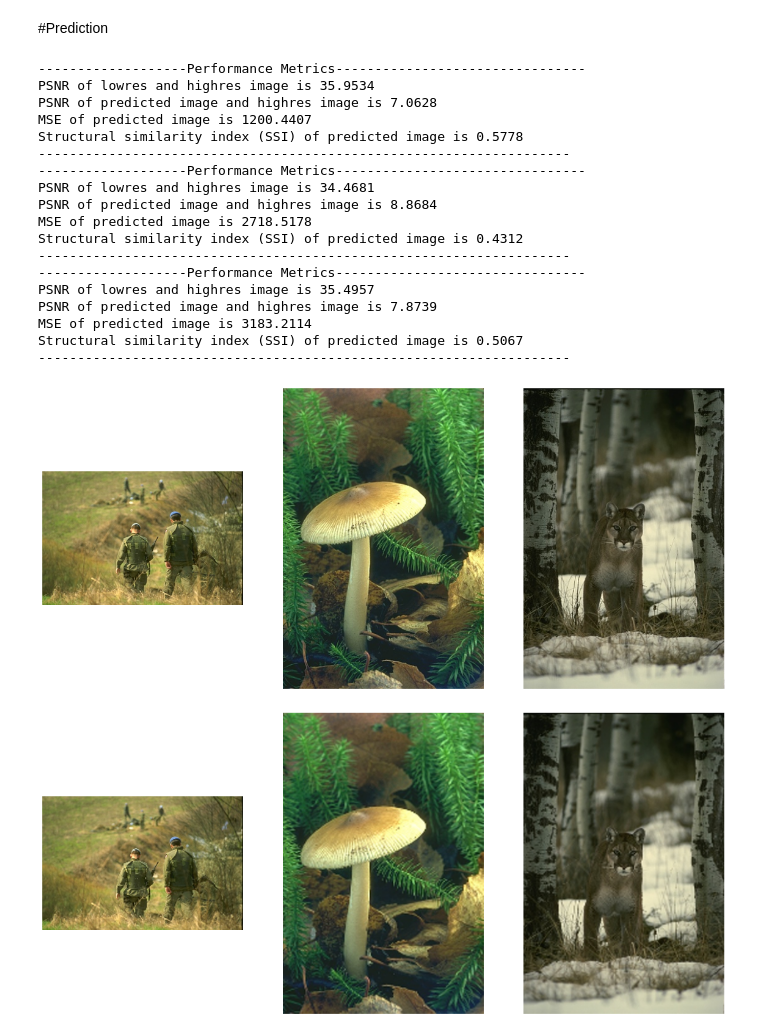
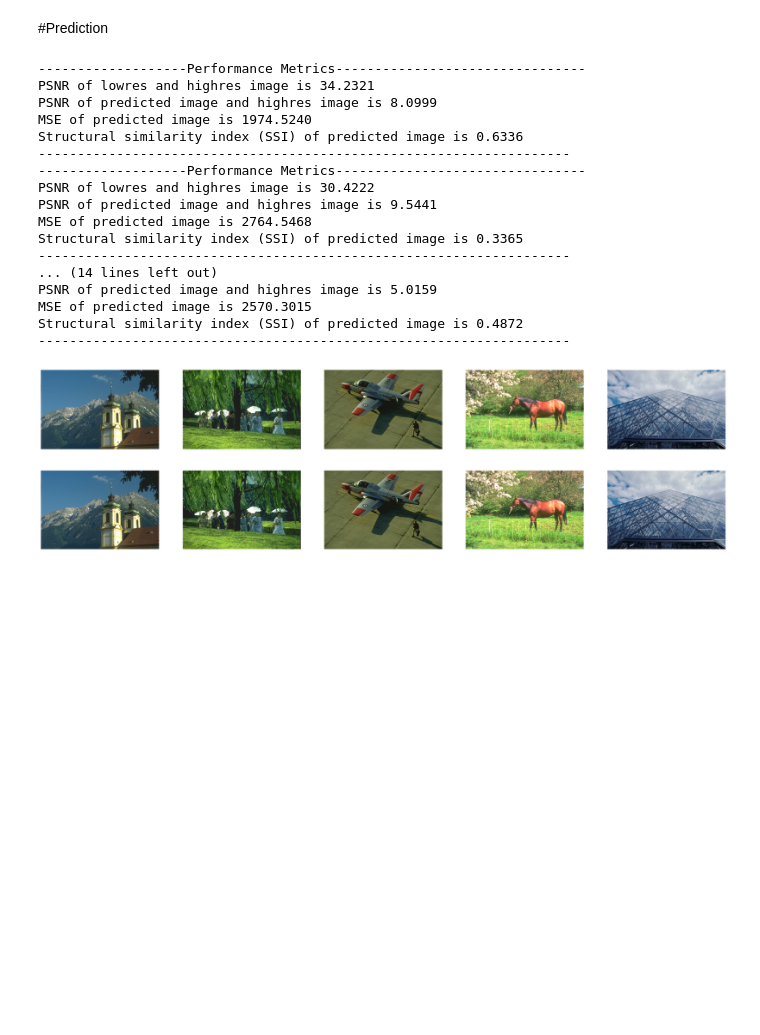
Before and after one commit to AnupamaRajkumar/AppliedDeepLearning, a Jupyter notebook: SuperResolution.ipynb, the cells around one changed output. Cells and saved outputs as stored; diff of their text form; code cells hidden in the pictures; blank space fills up the shorter version.

```diff
--- a/SuperResolution.ipynb
+++ b/SuperResolution.ipynb
@@ -511,27 +511,27 @@ from skimage.metrics import structural_similarity as ssim
 from skimage.metrics import mean_squared_error
 from skimage.measure import compare_ssim
 
-selected = np.random.choice(len(lrImgArr), 3)
+selected = np.random.choice(len(lrImgArr), 5)
 conversion_psnr = 0.0
 prediction_psnr = 0.0
 mse = 0.0
 ssim1 = 0.0
 
-plt.figure(figsize = (20,20))
+plt.figure(figsize = (30,30))
 for i, ind in enumerate(selected):
-  plt.subplot(1, 3, i+1)
+  plt.subplot(1, 5, i+1)
   img = cv2.cvtColor(hrLabArr[ind], cv2.COLOR_YCrCb2RGB)
   plt.imshow(img)
   plt.axis('off')
 
-plt.figure(figsize = (20,20))
+plt.figure(figsize = (30,30))
 for i, ind in enumerate(selected):
-  plt.subplot(1, 3, i+1)
+  plt.subplot(1, 5, i+1)
   img = cv2.cvtColor(lrImgArr[ind], cv2.COLOR_YCrCb2RGB)
   plt.imshow(img)
   plt.axis('off')
 
-plt.figure(figsize = (20,20))
+plt.figure(figsize = (30,30))
 for i, ind in enumerate(selected):
   ylr, Crlr, Cblr = cv2.split(lrImgArr[ind])
   shapeX, shapeY = ylr.shape
@@ -544,46 +544,45 @@ for i, ind in enumerate(selected):
   imgCr = PIL.Image.fromarray(np.uint8(Crlr))
   imgCb = PIL.Image.fromarray(np.uint8(Cblr))
   out_img = PIL.Image.merge('YCbCr',(imgY, imgCb, imgCr)).convert("RGB")
-  plt.subplot(1, 3, i+1)
+  plt.subplot(1, 5, i+1)
   plt.imshow(out_img)
   plt.axis('off')
   #performance metrics
   w,h,c = hrLabArr[ind].shape
   lr = lrImgArr[ind]
   lr = cv2.resize(lr, (h,w))
   out_img = out_img.resize((h,w))
   out_img = img_to_array(out_img)
   conversion_psnr = tf.image.psnr(lr, hrLabArr[ind], max_val = 255)
   prediction_psnr = tf.image.psnr(out_img, hrLabArr[ind], max_val = 255.)
   mse = mean_squared_error(out_img, hrLabArr[ind])
   ssim1 = ssim(out_img, hrLabArr[ind], data_range=out_img.max()-out_img.min(), multichannel=True)
   #this function is deprecated to structural_similarity
   #(score, diff) = compare_ssim(out_img, hrLabArr[ind], data_range=out_img.max()-out_img.min() ,full=True, multichannel=True)
 
   print('-------------------Performance Metrics--------------------------------')
   print("PSNR of lowres and highres image is %.4f" % conversion_psnr)
   print("PSNR of predicted image and highres image is %.4f" % prediction_psnr)
   print("MSE of predicted image is %.4f" % mse)
   print("Structural similarity index (SSI) of predicted image is %.4f" % ssim1)
   print('--------------------------------------------------------------------')
 # %% [output]
 -------------------Performance Metrics--------------------------------
-PSNR of lowres and highres image is 35.9534
-PSNR of predicted image and highres image is 7.0628
-MSE of predicted image is 1200.4407
-Structural similarity index (SSI) of predicted image is 0.5778
+PSNR of lowres and highres image is 34.2321
+PSNR of predicted image and highres image is 8.0999
+MSE of predicted image is 1974.5240
+Structural similarity index (SSI) of predicted image is 0.6336
 --------------------------------------------------------------------
 -------------------Performance Metrics--------------------------------
-PSNR of lowres and highres image is 34.4681
-PSNR of predicted image and highres image is 8.8684
-MSE of predicted image is 2718.5178
-Structural similarity index (SSI) of predicted image is 0.4312
+PSNR of lowres and highres image is 30.4222
+PSNR of predicted image and highres image is 9.5441
+MSE of predicted image is 2764.5468
+Structural similarity index (SSI) of predicted image is 0.3365
 --------------------------------------------------------------------
--------------------Performance Metrics--------------------------------
-PSNR of lowres and highres image is 35.4957
-PSNR of predicted image and highres image is 7.8739
-MSE of predicted image is 3183.2114
-Structural similarity index (SSI) of predicted image is 0.5067
+... (14 lines left out)
+PSNR of predicted image and highres image is 5.0159
+MSE of predicted image is 2570.3015
+Structural similarity index (SSI) of predicted image is 0.4872
 --------------------------------------------------------------------
-[figure, old version]
+[figure, new version]
-[figure, old version]
+[figure, new version]
```
Also changed, not shown: parts of 12 cells of this notebook.
